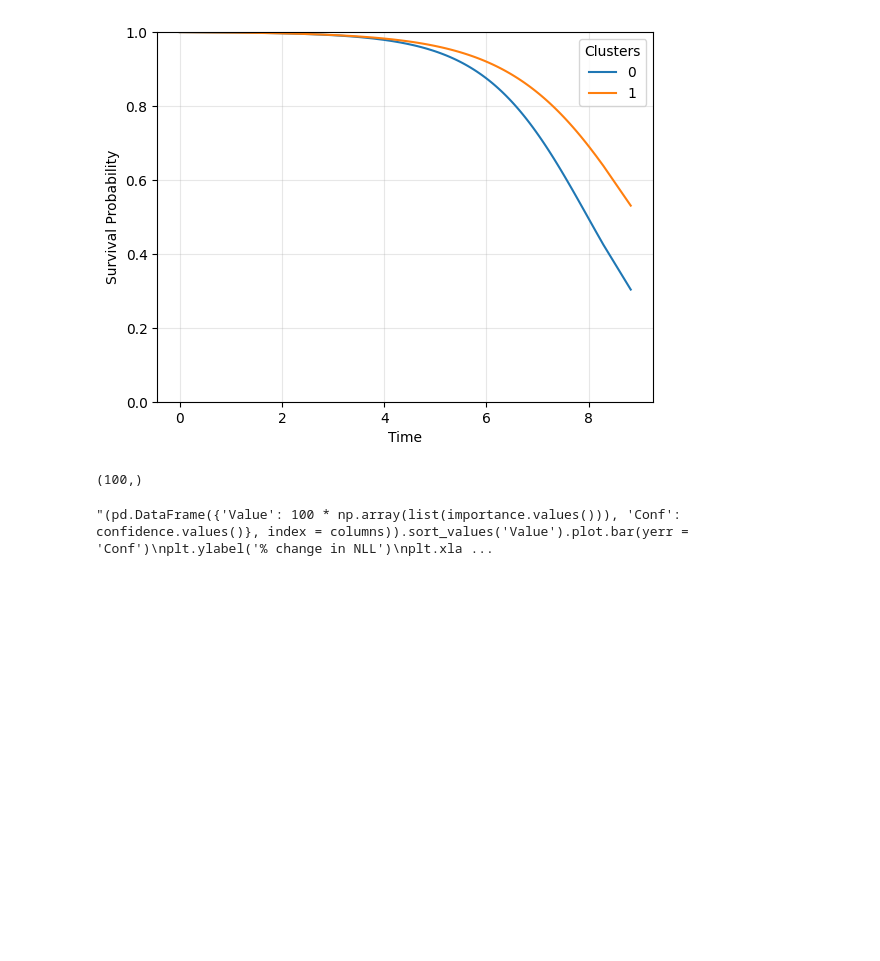
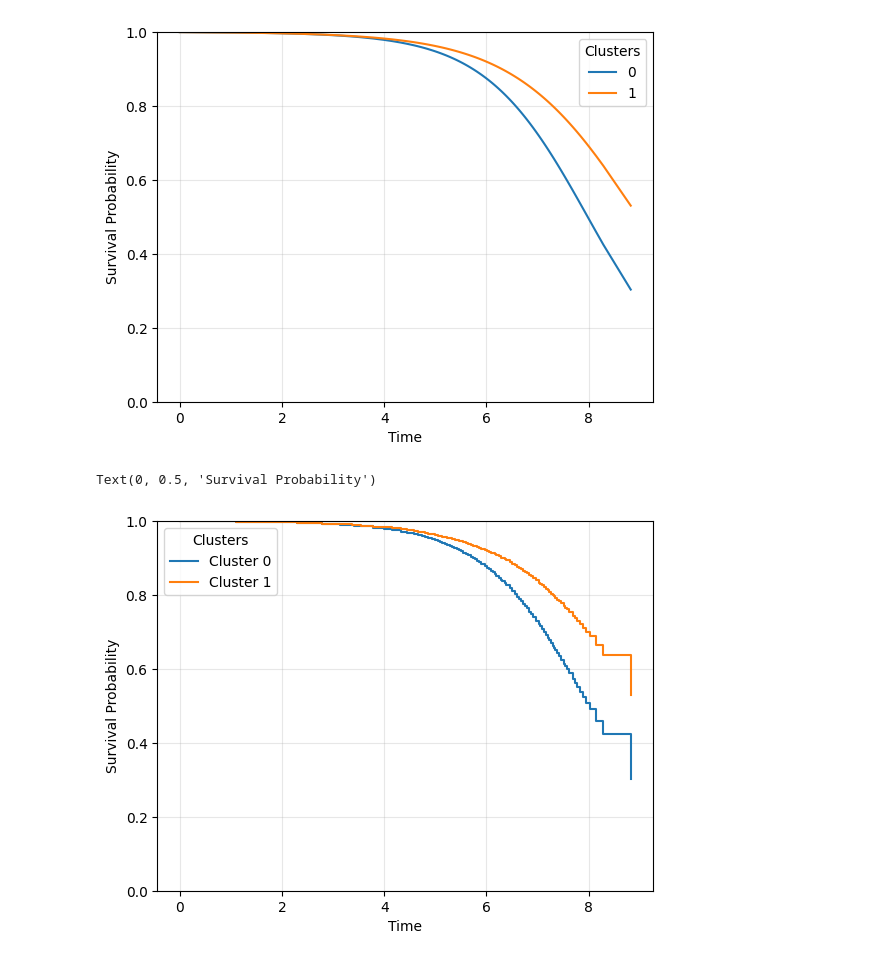
Before and after one commit to dongin914/nsc-TCGA, a Jupyter notebook: examples/clustering_TCGA.ipynb, the cells around one changed output. Drawn from its saved outputs; the diff is of its cells as text; code cells hidden in the pictures; blank space fills up the shorter version.

```diff
--- a/examples/Neural Survival Clustering on SUPPORT Dataset.ipynb
+++ b/examples/clustering_TCGA.ipynb
@@ -90,4 +51,4 @@ param_grid = {
             'act': ['Tanh'],
             'batch': [100, 250],
             }
-params = ParameterSampler(param_grid, 30, random_state = 42)
+params = ParameterSampler(param_grid, 10, random_state = 42)
@@ -194,7 +119,3 @@ plt.ylabel('Survival Probability')
 # %% [output]
 Text(0, 0.5, 'Survival Probability')
 [figure]
-# %%
-times_cluster.shape
-# %% [output]
-(100,)
@@ -203,7 +122,21 @@ times_cluster.shape
-# %%
-'''(pd.DataFrame({'Value': 100 * np.array(list(importance.values())), 'Conf': confidence.values()}, index = columns)).sort_values('Value').plot.bar(yerr = 'Conf')
-plt.ylabel('% change in NLL')
-plt.xlabel('Covariates')
-plt.grid(alpha = 0.3)'''
-# %% [output]
-"(pd.DataFrame({'Value': 100 * np.array(list(importance.values())), 'Conf': confidence.values()}, index = columns)).sort_values('Value').plot.bar(yerr = 'Conf')\nplt.ylabel('% change in NLL')\nplt.xla ...
+# %%
+
+times_cluster = np.quantile(t, np.linspace(0, 1, 100))
+clusters = model.survival_cluster(minmax(times_cluster).tolist(), 1)
+
+fig, ax = plt.subplots()
+
+for cluster in range(clusters.shape[1]):
+    cluster_survival = clusters[:, cluster]
+    step_times = np.repeat(times_cluster, 2)[1:]
+    step_survival = np.repeat(cluster_survival, 2)[:-1]
+    ax.plot(step_times, step_survival, label=f'Cluster {cluster}')
+
+ax.grid(alpha=0.3)
+ax.set_ylim(0, 1)
+ax.legend(title='Clusters')
+ax.set_xlabel('Time')
+ax.set_ylabel('Survival Probability')
+# %% [output]
+Text(0, 0.5, 'Survival Probability')
+[figure, added]
```
Also changed, not shown: parts of 14 cells of this notebook, 1 other file.
